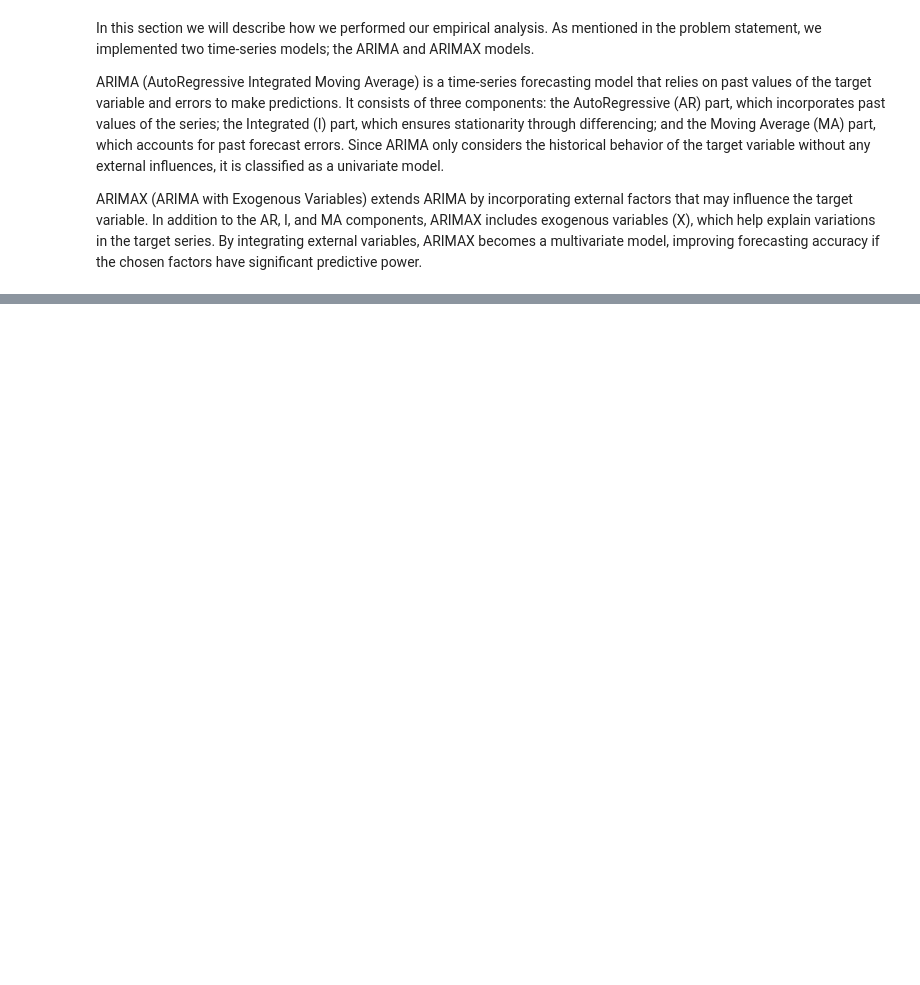
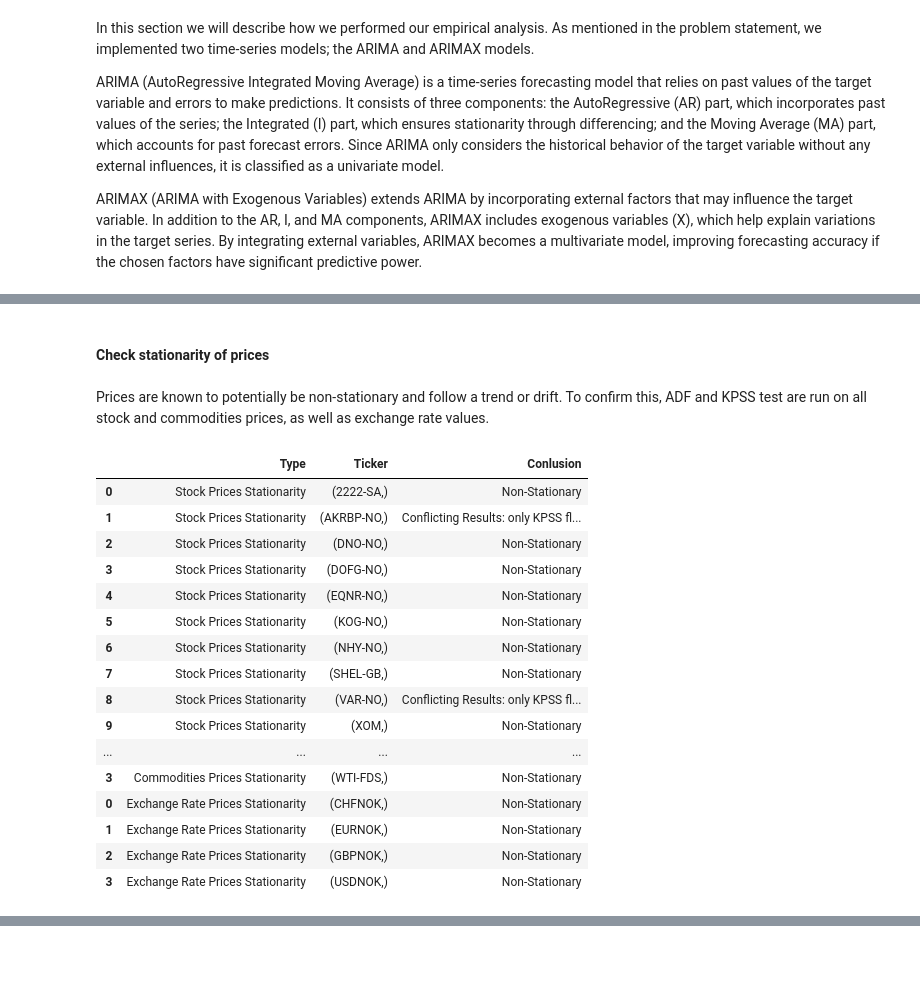
Before and after one commit to hkkvaeru/tio4317-project, a Jupyter notebook: Report.ipynb, the cells around one changed output, grey strips where cells are left out. Saved outputs shown, nothing was run; the diff lists cells and outputs as text; code cells hidden in the pictures; blank space fills up the shorter version.

```diff
--- a/Report.ipynb
+++ b/Report.ipynb
@@ -238,0 +292,74 @@ ARIMAX (ARIMA with Exogenous Variables) extends ARIMA by incorporating external
+# %% [markdown]
+#### Check stationarity of prices
+# %% [markdown]
+Prices are known to potentially be non-stationary and follow a trend or drift. To confirm this, ADF and KPSS test are run on all stock and commodities prices, as well as exchange rate values.
+# %%
+#Check stock prices for stationarity, using ADF and KPSS tests, for each ticker
+
+def check_stationarity(data, title, returns = False):
+
+    results = []
+    for key, grp in data.groupby(['Ticker']):
+
+        series = grp['Price'] if not returns else grp['Change_percent']
+        warnings.filterwarnings("ignore")  # Suppress KPSS warnings
+
+        # ADF Test
+        adf_result = adfuller(series)
+
+        # KPSS Test
+        kpss_result = kpss(series, regression='c', nlags='auto')
+
+
+        conclusion = 'error'
+        # Interpretation of results
+        #Clear cases
+        if adf_result[1] < 0.05 and kpss_result[1] > 0.05: #ADF reject null: shows stationary, KPSS fail to reject null: shows stationary
+            conclusion = 'Stationary'
+
+        elif adf_result[1] > 0.05 and kpss_result[1] < 0.05: #ADF fail to reject null: shows non-stationary, KPSS reject null: shows non-stationary
+            conclusion = 'Non-Stationary'
+
+        #Unclear cases, conflicting results
+        elif adf_result[1] < 0.05 and kpss_result[1] < 0.05: #ADF reject null: shows stationary, KPSS reject null: shows non-stationary
+            conclusion = 'Conflicting Results: only KPSS flags non-statio'
+
+        elif adf_result[1] > 0.05 and kpss_result[1] > 0.05: #ADF fail to reject null: shows non-stationary, KPSS fail to reject null: shows stationary
+            conclusion = 'Conflicting Results: only ADF shows non-statio'
+
+        else:
+            print("Error")
+
+        #Create a df summary
+        results.append({
+            'Type': title,
+            'Ticker': key,
+            'Conlusion': conclusion,
+        })
+    return pd.DataFrame(results)
+
+summary1 = check_stationarity(df_stocks, 'Stock Prices Stationarity')
+summary2 = check_stationarity(df_commodities, 'Commodities Prices Stationarity')
+summary3 = check_stationarity(df_exchange_rate, 'Exchange Rate Prices Stationarity')
+
+#Merge the summaries
+summary = pd.concat([summary1, summary2, summary3])
+display(summary)
+# %% [output]
+|  | Type | Ticker | Conlusion |
+| 0 | Stock Prices Stationarity | (2222-SA,) | Non-Stationary |
+| 1 | Stock Prices Stationarity | (AKRBP-NO,) | Conflicting Results: only KPSS fl... |
+| 2 | Stock Prices Stationarity | (DNO-NO,) | Non-Stationary |
+| 3 | Stock Prices Stationarity | (DOFG-NO,) | Non-Stationary |
+| 4 | Stock Prices Stationarity | (EQNR-NO,) | Non-Stationary |
+| 5 | Stock Prices Stationarity | (KOG-NO,) | Non-Stationary |
+| 6 | Stock Prices Stationarity | (NHY-NO,) | Non-Stationary |
+| 7 | Stock Prices Stationarity | (SHEL-GB,) | Non-Stationary |
+| 8 | Stock Prices Stationarity | (VAR-NO,) | Conflicting Results: only KPSS fl... |
+| 9 | Stock Prices Stationarity | (XOM,) | Non-Stationary |
+| ... | ... | ... | ... |
+| 3 | Commodities Prices Stationarity | (WTI-FDS,) | Non-Stationary |
+| 0 | Exchange Rate Prices Stationarity | (CHFNOK,) | Non-Stationary |
+| 1 | Exchange Rate Prices Stationarity | (EURNOK,) | Non-Stationary |
+| 2 | Exchange Rate Prices Stationarity | (GBPNOK,) | Non-Stationary |
+| 3 | Exchange Rate Prices Stationarity | (USDNOK,) | Non-Stationary |
```
Also changed, not shown: parts of 42 cells of this notebook.
